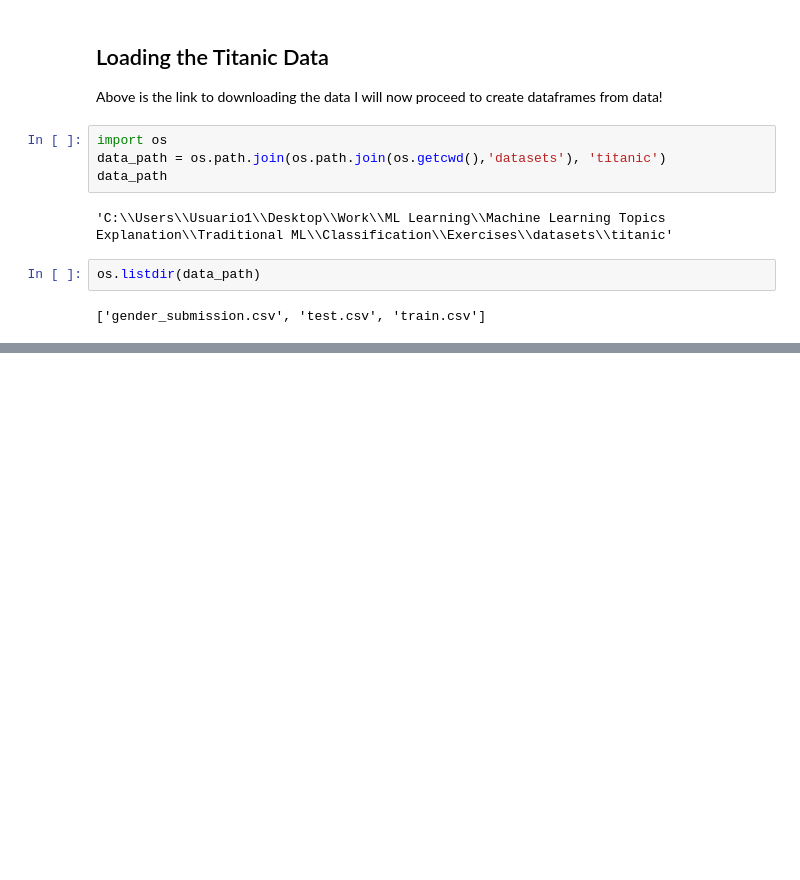
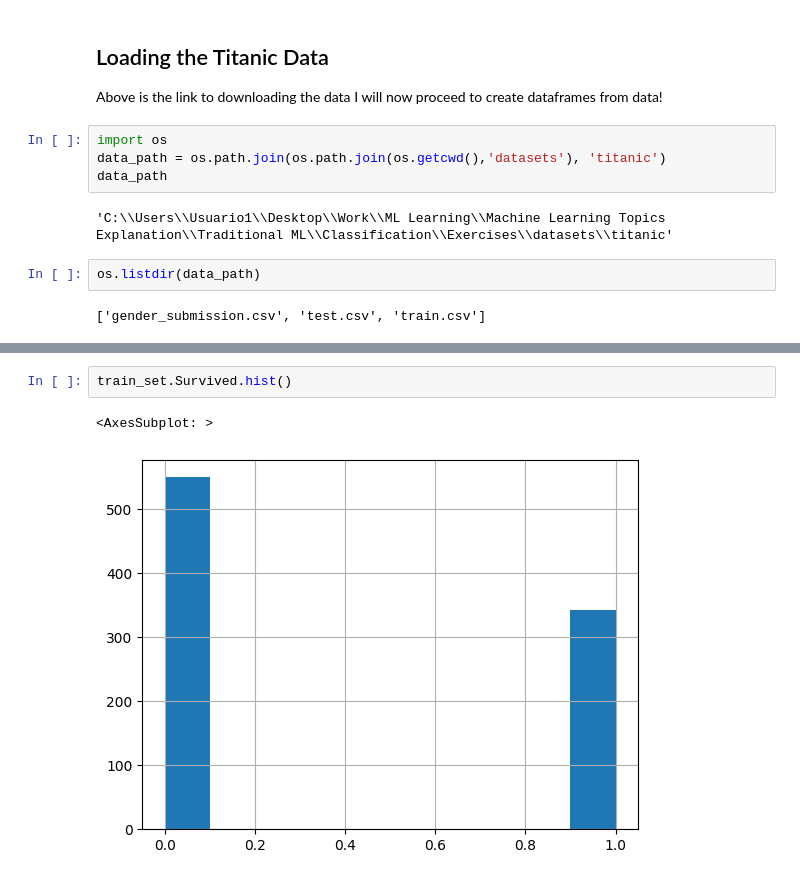
Before and after one commit to rod08018/Hands-on-ML, a Jupyter notebook: Traditional ML/Classification/Exercises/titanic_classifier.ipynb, the cells around one changed output, grey strips where cells are left out. Cells and saved outputs as stored; diff of their text form; blank space fills up the shorter version.

```diff
--- a/Traditional ML/Classification/Exercises/titanic_classifier.ipynb
+++ b/Traditional ML/Classification/Exercises/titanic_classifier.ipynb
@@ -58,0 +94,5 @@ train_set.describe()
+# %%
+train_set.Survived.hist()
+# %% [output]
+<AxesSubplot: >
+[figure, added]
```
Also changed, not shown: parts of 17 cells of this notebook.
